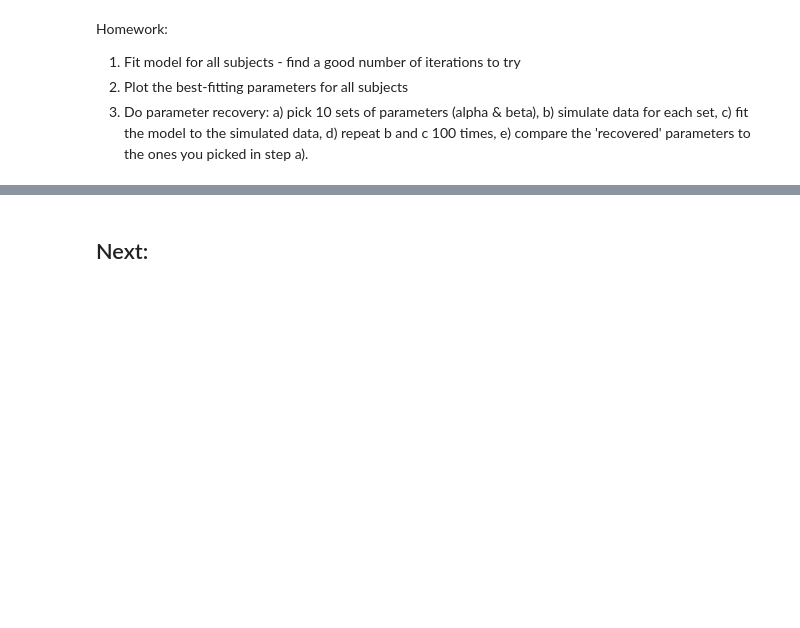
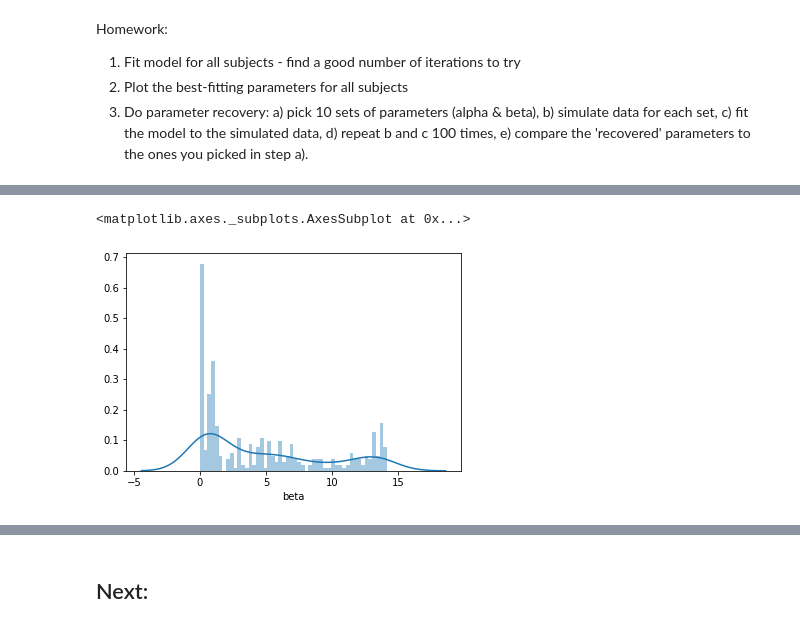
Before and after one commit to jeroenvanbaar/Computational_modeling_tutorial, a Jupyter notebook: 4.Automating_model_fitting_and_model_comparison.ipynb, the cells around one changed output, grey strips where cells are left out. Saved outputs shown, nothing was run; the diff lists cells and outputs as text; code cells hidden in the pictures; blank space fills up the shorter version.

```diff
--- a/4.Automating_model_fitting_and_model_comparison.ipynb
+++ b/4.Automating_model_fitting_and_model_comparison.ipynb
@@ -258,0 +267,5 @@ Homework:
+# %%
+sns.distplot(model_fits_allsubs['beta'], bins = 50)
+# %% [output]
+<matplotlib.axes._subplots.AxesSubplot at 0x...>
+[figure, added]
```
Also changed, not shown: parts of 12 cells of this notebook.
